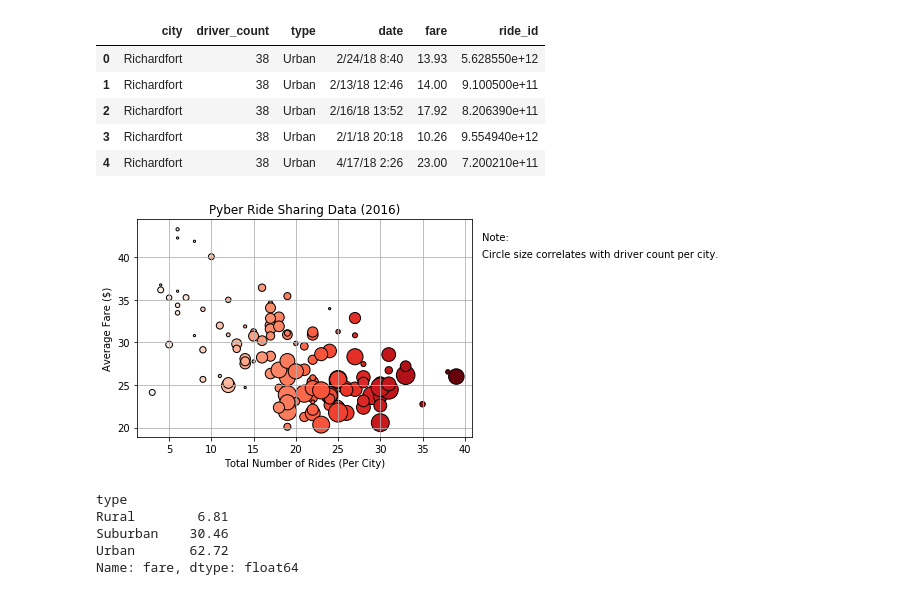
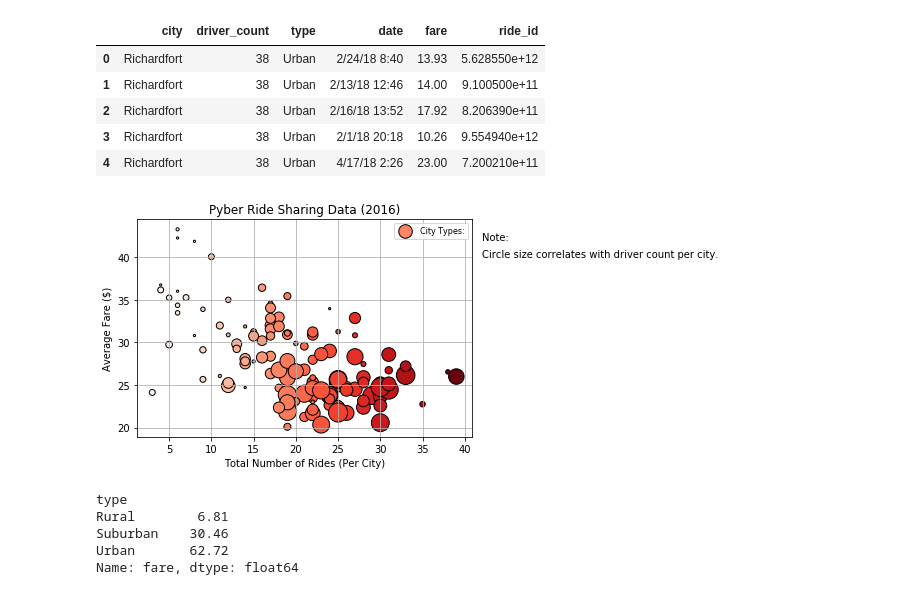
Before and after one commit to chriscapistrano/pandas_homework, a Jupyter notebook: cc_pyber.ipynb, the cells around one changed output. Drawn from its saved outputs; the diff is of its cells as text; code cells hidden in the pictures.

```diff
--- a/cc_pyber.ipynb
+++ b/cc_pyber.ipynb
@@ -72,24 +72,33 @@ count_drive_test = test300['driver_count'].sum()
 # %%
 fig, ax = plt.subplots()
 #colors = ['lightblue', 'gold', 'coral']
 #colors = np.where(grouped['type']=='Urban','y','k')
-plot = plt.scatter(ride_count, fare_ave, s=count_drive_test*5, edgecolor = 'black', c=typess, cmap='Reds')
+#label = ['Urban', 'Rural', 'Suburban']
+plot = plt.scatter(ride_count, fare_ave, s=count_drive_test*5, edgecolor = 'black', c=typess, cmap='Reds', label=labels)
 ax.grid()
 
 #annotate text
 text = 'Note: '
 text2= 'Circle size correlates with driver count per city.'
+
 plt.text(42,42, text)
 plt.text(42,40, text2)
+#plt.legend(handles=[one, two, three]
 
 #title, labels, and save
 plt.title('Pyber Ride Sharing Data (2016)')
 plt.ylabel('Average Fare ($)')
 plt.xlabel('Total Number of Rides (Per City)')
+#plt.legend('Urban', 'Rural', 'Suburban')
 plt.savefig("Scatter.png")
-#plt.legend()
+plt.legend(
+           ('City Types:', 'Urban', 'Rural', 'Suburban'),
+           loc=1,
+           ncol=3,
+           fontsize=8)
+plt.savefig("Scatter.png")
 # %% [output]
-[figure, old version]
+[figure, new version]
 # %%
 #% Fares by City Type
 type_grouped = data.groupby('type')
```
